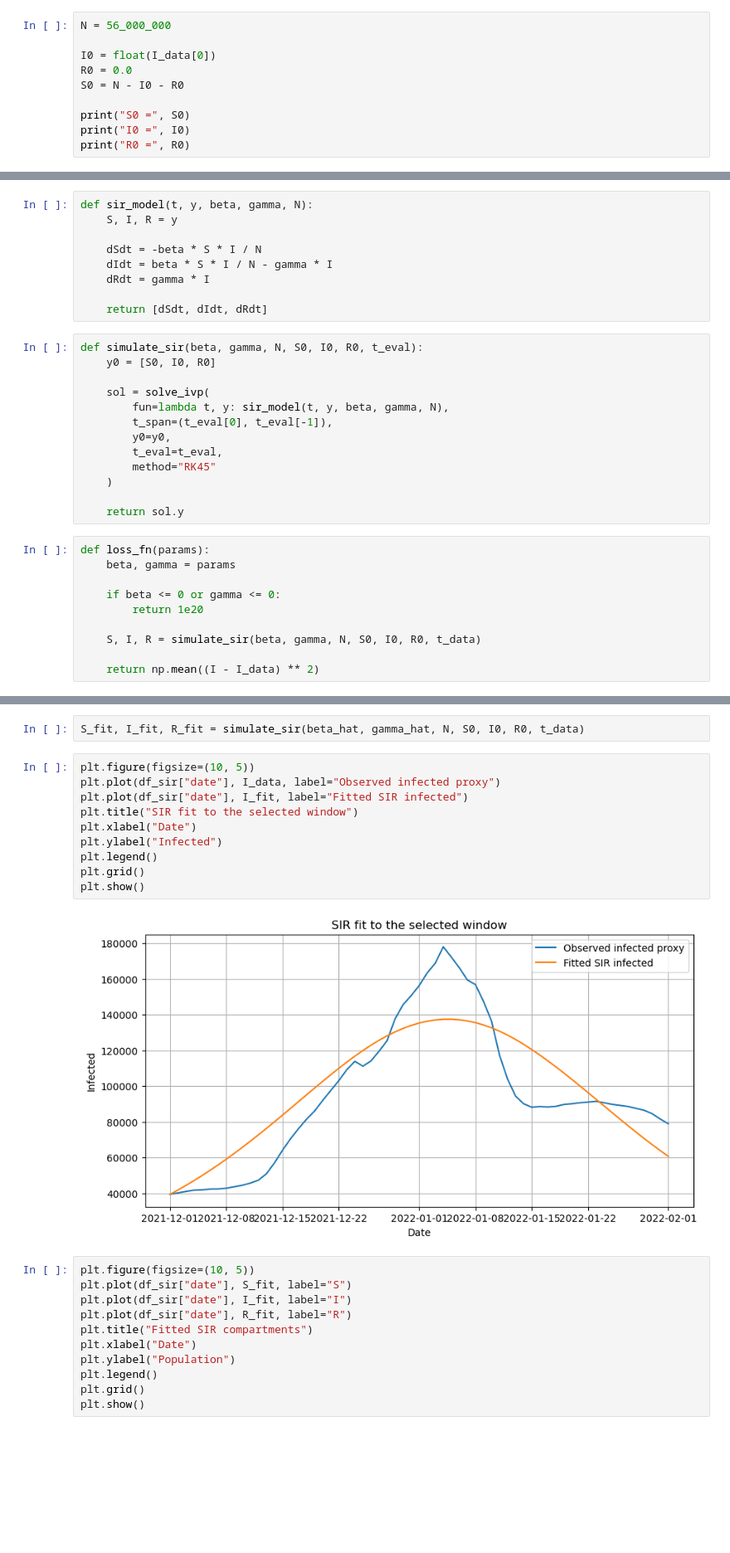
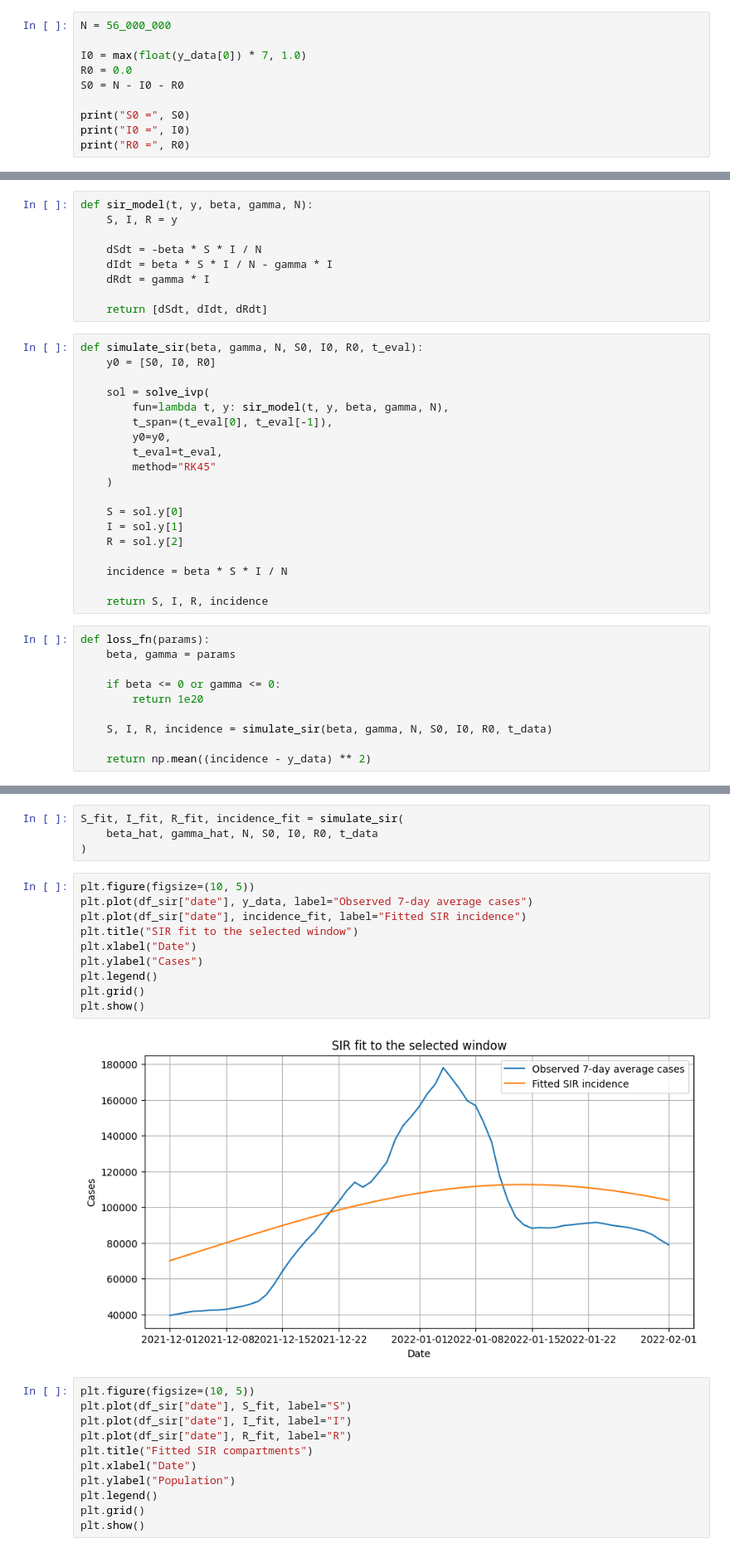
Before and after one commit to SequorIkkyu/covid-m4r, a Jupyter notebook: notebooks/sir_modelling.ipynb, the cells around one changed output, grey strips where cells are left out. Shown at 83% size. Saved outputs shown, nothing was run; the diff lists cells and outputs as text; blank space fills up the shorter version.

```diff
--- a/notebooks/sir_modelling.ipynb
+++ b/notebooks/sir_modelling.ipynb
@@ -53,7 +53,7 @@ Initial infected value: 39422.71428571428
 # %%
 N = 56_000_000
 
-I0 = float(I_data[0])
+I0 = max(float(y_data[0]) * 7, 1.0)
 R0 = 0.0
 S0 = N - I0 - R0
 
@@ -85,7 +85,13 @@ def simulate_sir(beta, gamma, N, S0, I0, R0, t_eval):
         method="RK45"
     )
 
-    return sol.y
+    S = sol.y[0]
+    I = sol.y[1]
+    R = sol.y[2]
+
+    incidence = beta * S * I / N
+
+    return S, I, R, incidence
 # %%
 def loss_fn(params):
     beta, gamma = params
@@ -93,9 +99,9 @@ def loss_fn(params):
     if beta <= 0 or gamma <= 0:
         return 1e20
 
-    S, I, R = simulate_sir(beta, gamma, N, S0, I0, R0, t_data)
+    S, I, R, incidence = simulate_sir(beta, gamma, N, S0, I0, R0, t_data)
 
-    return np.mean((I - I_data) ** 2)
+    return np.mean((incidence - y_data) ** 2)
 # %%
 initial_guess = [0.4, 1/7]
 
@@ -120,17 +126,19 @@ Loss: 337251633.66526145
 # %%
-S_fit, I_fit, R_fit = simulate_sir(beta_hat, gamma_hat, N, S0, I0, R0, t_data)
+S_fit, I_fit, R_fit, incidence_fit = simulate_sir(
+    beta_hat, gamma_hat, N, S0, I0, R0, t_data
+)
 # %%
 plt.figure(figsize=(10, 5))
-plt.plot(df_sir["date"], I_data, label="Observed infected proxy")
-plt.plot(df_sir["date"], I_fit, label="Fitted SIR infected")
+plt.plot(df_sir["date"], y_data, label="Observed 7-day average cases")
+plt.plot(df_sir["date"], incidence_fit, label="Fitted SIR incidence")
 plt.title("SIR fit to the selected window")
 plt.xlabel("Date")
-plt.ylabel("Infected")
+plt.ylabel("Cases")
 plt.legend()
 plt.grid()
 plt.show()
 # %% [output]
-[figure, old version]
+[figure, new version]
 # %%
 plt.figure(figsize=(10, 5))
 plt.plot(df_sir["date"], S_fit, label="S")
```
Also changed, not shown: parts of 10 cells of this notebook, 1 other file.
